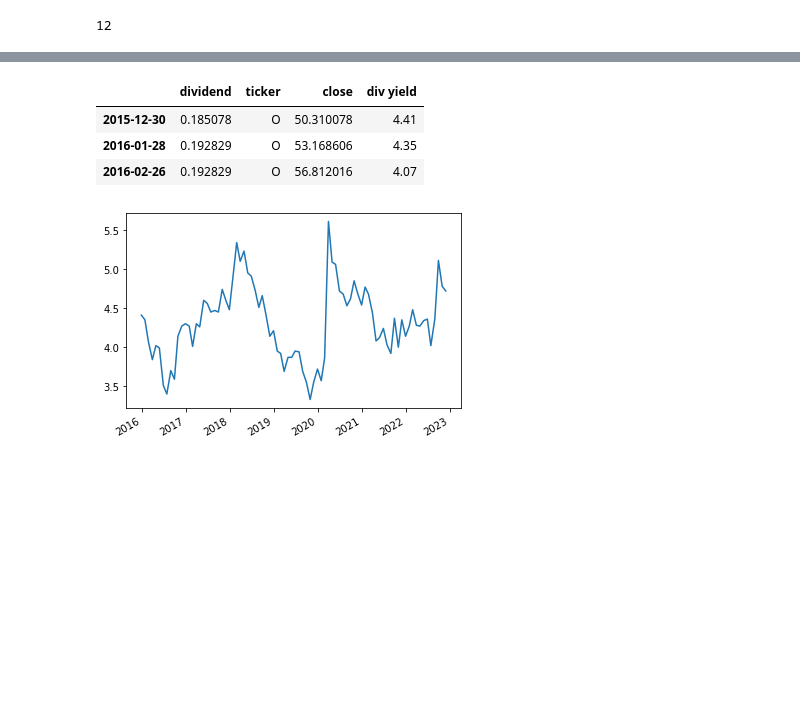
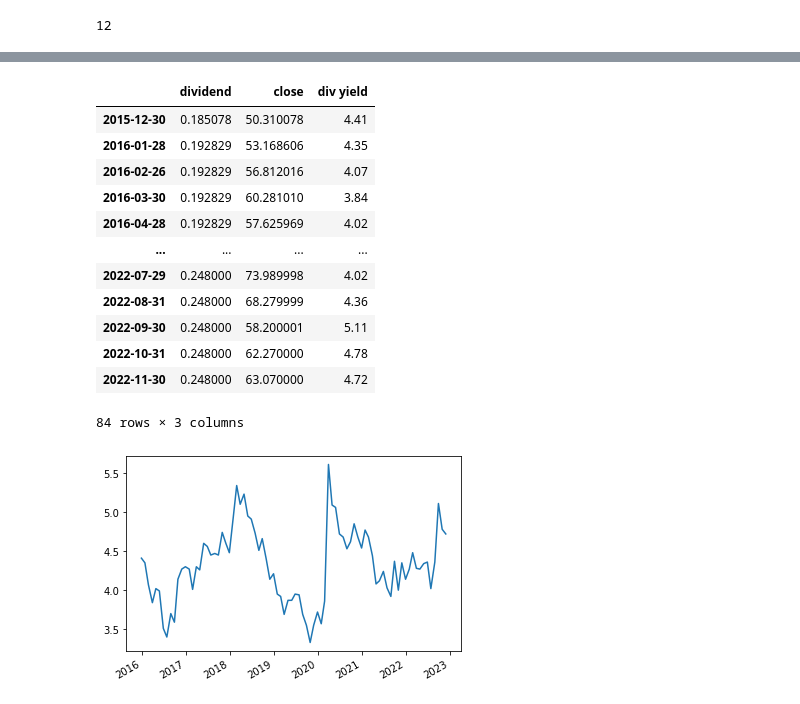
Before and after one commit to shawsk0723/dividend-investment, a Jupyter notebook: DividendYieldInvestmentTest.ipynb, the cells around one changed output, grey strips where cells are left out. Drawn from its saved outputs; the diff is of its cells as text; code cells hidden in the pictures; blank space fills up the shorter version.

```diff
--- a/DividendYieldInvestmentTest.ipynb
+++ b/DividendYieldInvestmentTest.ipynb
@@ -103,2 +230,0 @@ dividends.head(3)
-# %%
-dividends = dividends.drop('ticker', axis=1)
@@ -116,4 +235,4 @@ div_freq
 # %% [output]
 12
 # %%
-dividends['div yield'] = round(dividends['dividend']*div_freq / dividends['close'] * 100, 2)
+div_yield = dividends['dividend']*div_freq / dividends['close'] * 100
@@ -119,0 +254,3 @@ dividends['div yield'] = round(dividends['dividend']*div_freq / dividends['close
+# %%
+div_yield = round(div_yield, 2)
+div_yield
@@ -120,8 +270,19 @@ dividends['div yield'] = round(dividends['dividend']*div_freq / dividends['close
+# %%
+dividends['div yield'] = div_yield
 # %%
-dividends.head(3)
+dividends
 # %% [output]
-|  | dividend | ticker | close | div yield |
-| 2015-12-30 | 0.185078 | O | 50.310078 | 4.41 |
-| 2016-01-28 | 0.192829 | O | 53.168606 | 4.35 |
-| 2016-02-26 | 0.192829 | O | 56.812016 | 4.07 |
+|  | dividend | close | div yield |
+| 2015-12-30 | 0.185078 | 50.310078 | 4.41 |
+| 2016-01-28 | 0.192829 | 53.168606 | 4.35 |
+| 2016-02-26 | 0.192829 | 56.812016 | 4.07 |
+| 2016-03-30 | 0.192829 | 60.281010 | 3.84 |
+| 2016-04-28 | 0.192829 | 57.625969 | 4.02 |
+| ... | ... | ... | ... |
+| 2022-07-29 | 0.248000 | 73.989998 | 4.02 |
+| 2022-08-31 | 0.248000 | 68.279999 | 4.36 |
+| 2022-09-30 | 0.248000 | 58.200001 | 5.11 |
+| 2022-10-31 | 0.248000 | 62.270000 | 4.78 |
+| 2022-11-30 | 0.248000 | 63.070000 | 4.72 |
+84 rows × 3 columns
 # %%
```
Also changed, not shown: parts of 26 cells of this notebook.
